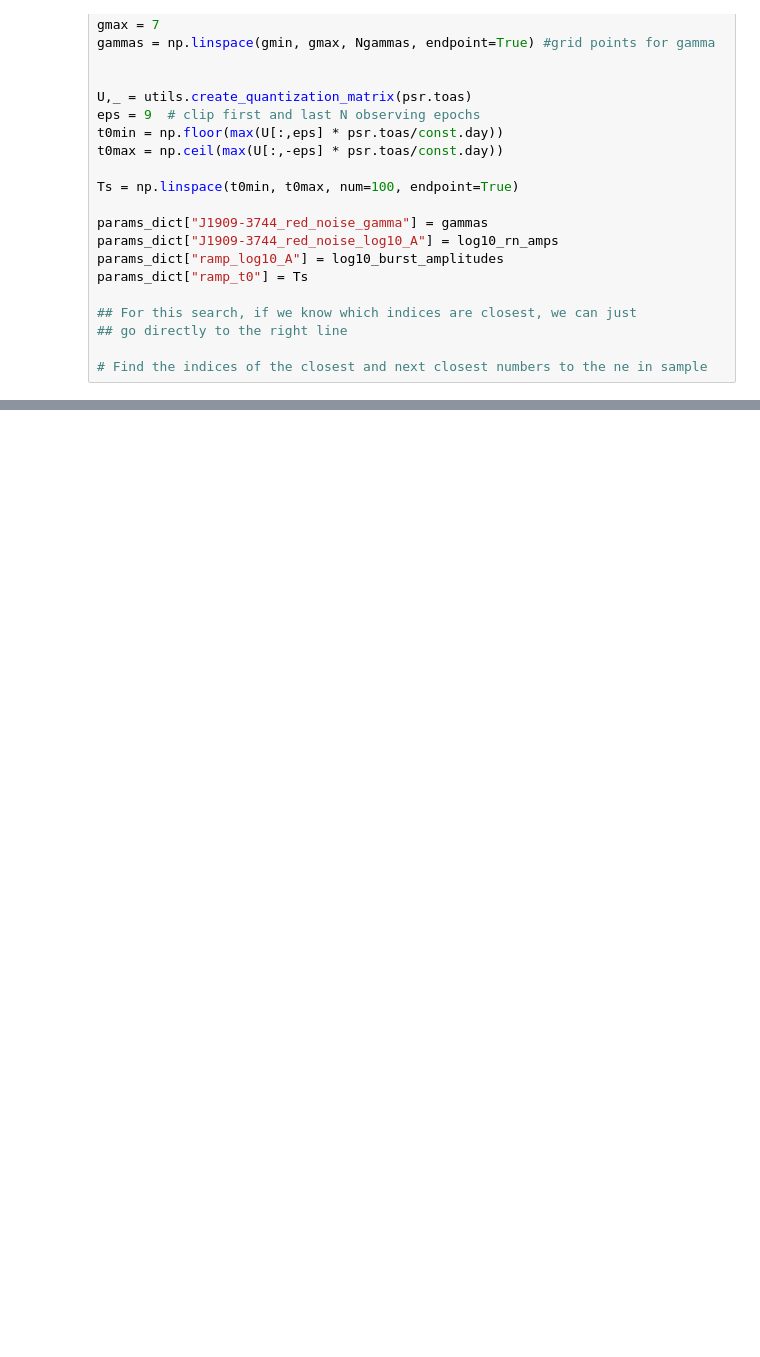
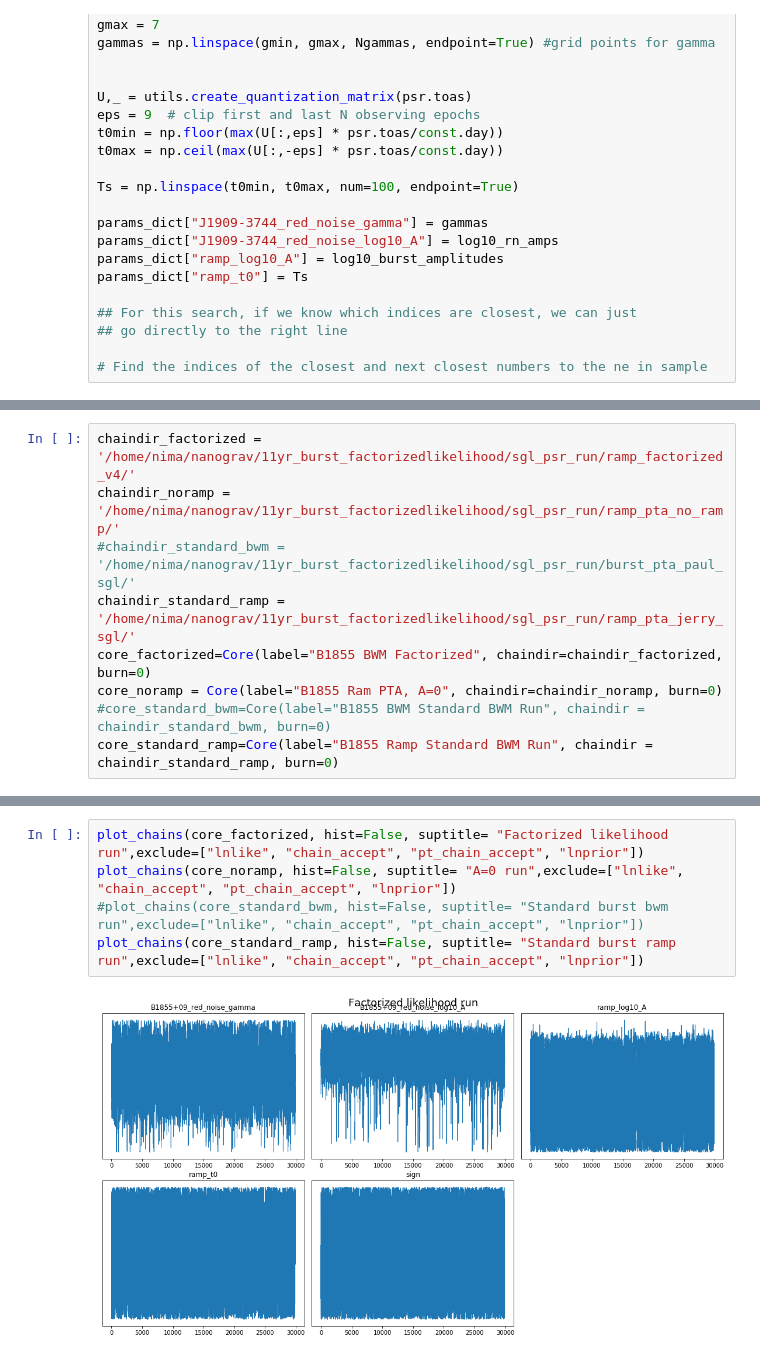
Before and after one commit to jerry-sun1/11yr_bwm_factorizedlikelihood, a Jupyter notebook: Scratch.ipynb, the cells around one changed output, grey strips where cells are left out. Drawn from its saved outputs; the diff is of its cells as text; blank space fills up the shorter version.

```diff
--- a/Scratch.ipynb
+++ b/Scratch.ipynb
@@ -256,0 +482,9 @@ closest_idx =
+# %%
+chaindir_factorized = '/home/nima/nanograv/11yr_burst_factorizedlikelihood/sgl_psr_run/ramp_factorized_v4/'
+chaindir_noramp = '/home/nima/nanograv/11yr_burst_factorizedlikelihood/sgl_psr_run/ramp_pta_no_ramp/'
+#chaindir_standard_bwm = '/home/nima/nanograv/11yr_burst_factorizedlikelihood/sgl_psr_run/burst_pta_paul_sgl/'
+chaindir_standard_ramp = '/home/nima/nanograv/11yr_burst_factorizedlikelihood/sgl_psr_run/ramp_pta_jerry_sgl/'
+core_factorized=Core(label="B1855 BWM Factorized", chaindir=chaindir_factorized, burn=0)
+core_noramp = Core(label="B1855 Ram PTA, A=0", chaindir=chaindir_noramp, burn=0)
+#core_standard_bwm=Core(label="B1855 BWM Standard BWM Run", chaindir = chaindir_standard_bwm, burn=0)
+core_standard_ramp=Core(label="B1855 Ramp Standard BWM Run", chaindir = chaindir_standard_ramp, burn=0)
@@ -256,0 +504,7 @@ closest_idx =
+# %%
+plot_chains(core_factorized, hist=False, suptitle= "Factorized likelihood run",exclude=["lnlike", "chain_accept", "pt_chain_accept", "lnprior"])
+plot_chains(core_noramp, hist=False, suptitle= "A=0 run",exclude=["lnlike", "chain_accept", "pt_chain_accept", "lnprior"])
+#plot_chains(core_standard_bwm, hist=False, suptitle= "Standard burst bwm run",exclude=["lnlike", "chain_accept", "pt_chain_accept", "lnprior"])
+plot_chains(core_standard_ramp, hist=False, suptitle= "Standard burst ramp run",exclude=["lnlike", "chain_accept", "pt_chain_accept", "lnprior"])
+# %% [output]
+[figure, added]
```
Also changed, not shown: parts of 46 cells of this notebook, 2 other files.
